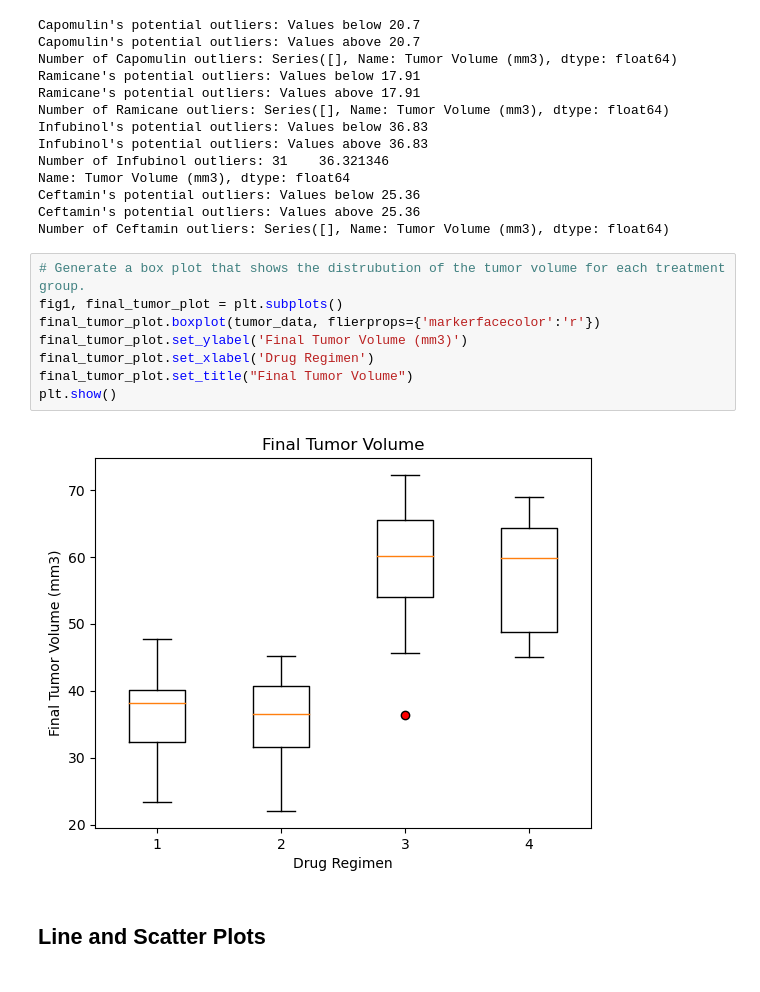
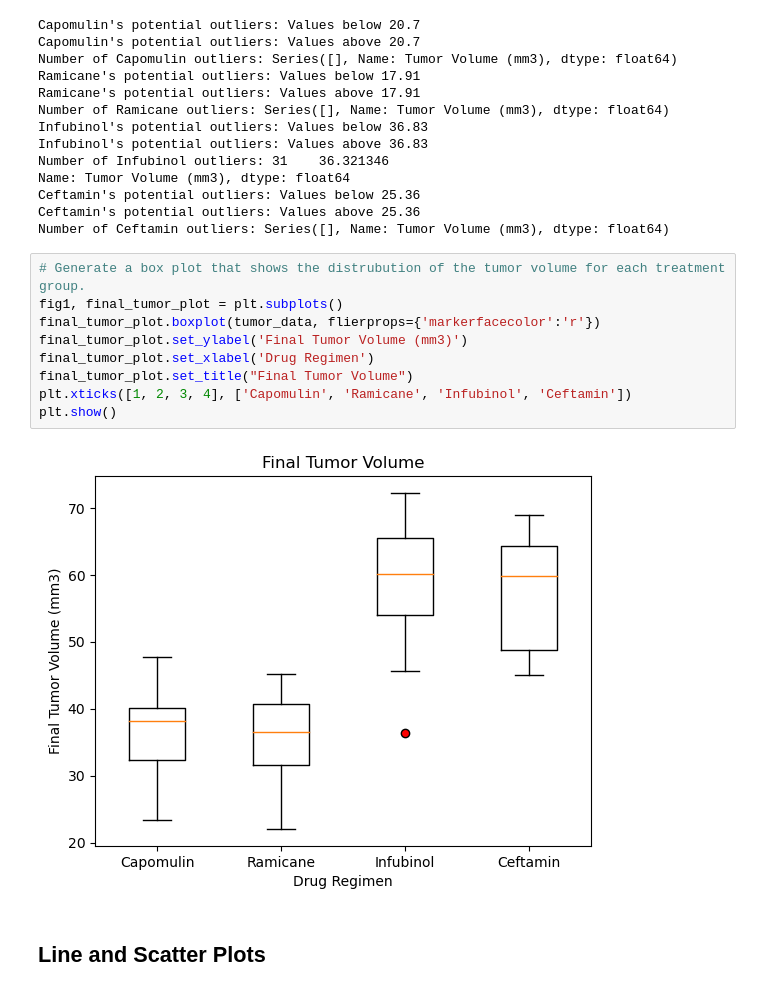
Before and after one commit to rbitas/Matplotlib-challenge, a Jupyter notebook: pymaceuticals_starter.ipynb, the cells around one changed output. Saved outputs shown, nothing was run; the diff lists cells and outputs as text.

```diff
--- a/pymaceuticals_starter.ipynb
+++ b/pymaceuticals_starter.ipynb
@@ -274,13 +283,14 @@ Number of Ceftamin outliers: Series([], Name: Tumor Volume (mm3), dtype: float64
 # %%
 # Generate a box plot that shows the distrubution of the tumor volume for each treatment group.
 fig1, final_tumor_plot = plt.subplots()
 final_tumor_plot.boxplot(tumor_data, flierprops={'markerfacecolor':'r'})
 final_tumor_plot.set_ylabel('Final Tumor Volume (mm3)')
 final_tumor_plot.set_xlabel('Drug Regimen')
 final_tumor_plot.set_title("Final Tumor Volume")
+plt.xticks([1, 2, 3, 4], ['Capomulin', 'Ramicane', 'Infubinol', 'Ceftamin'])
 plt.show()
 # %% [output]
-[figure, old version]
+[figure, new version]
 # %% [markdown]
 ## Line and Scatter Plots
 # %%
```
Also changed, not shown: parts of 3 cells of this notebook.
